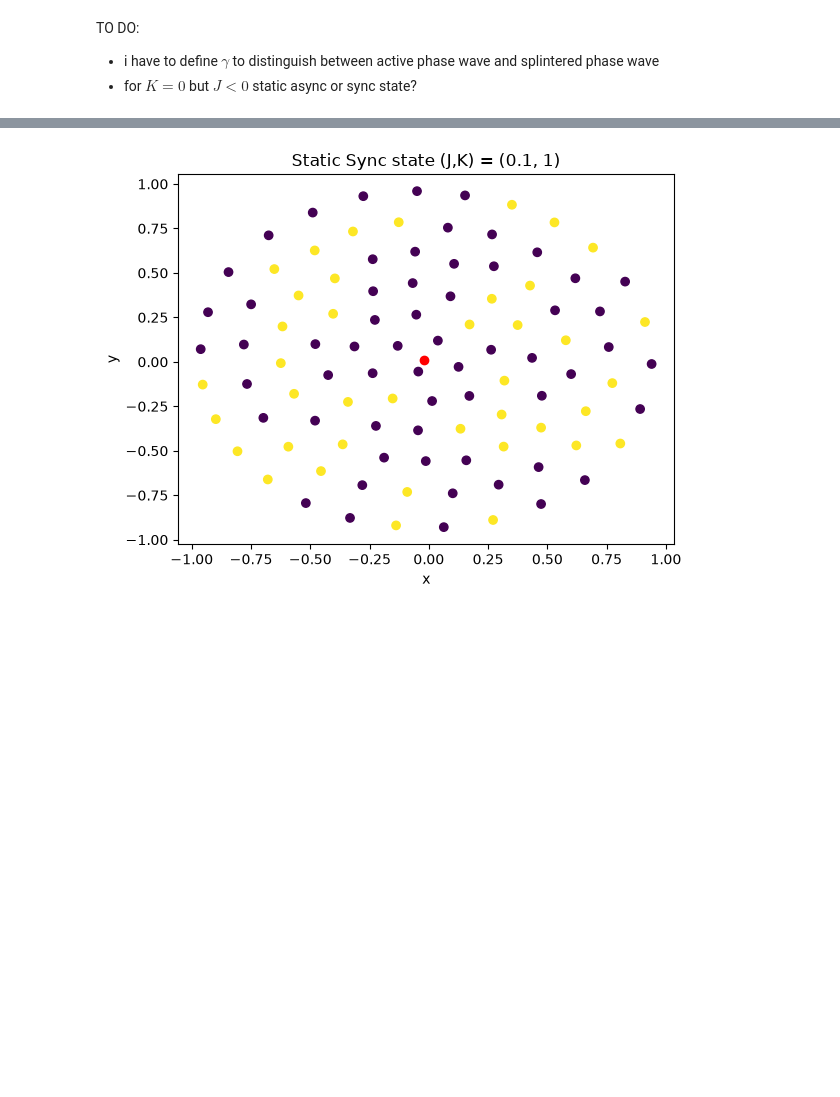
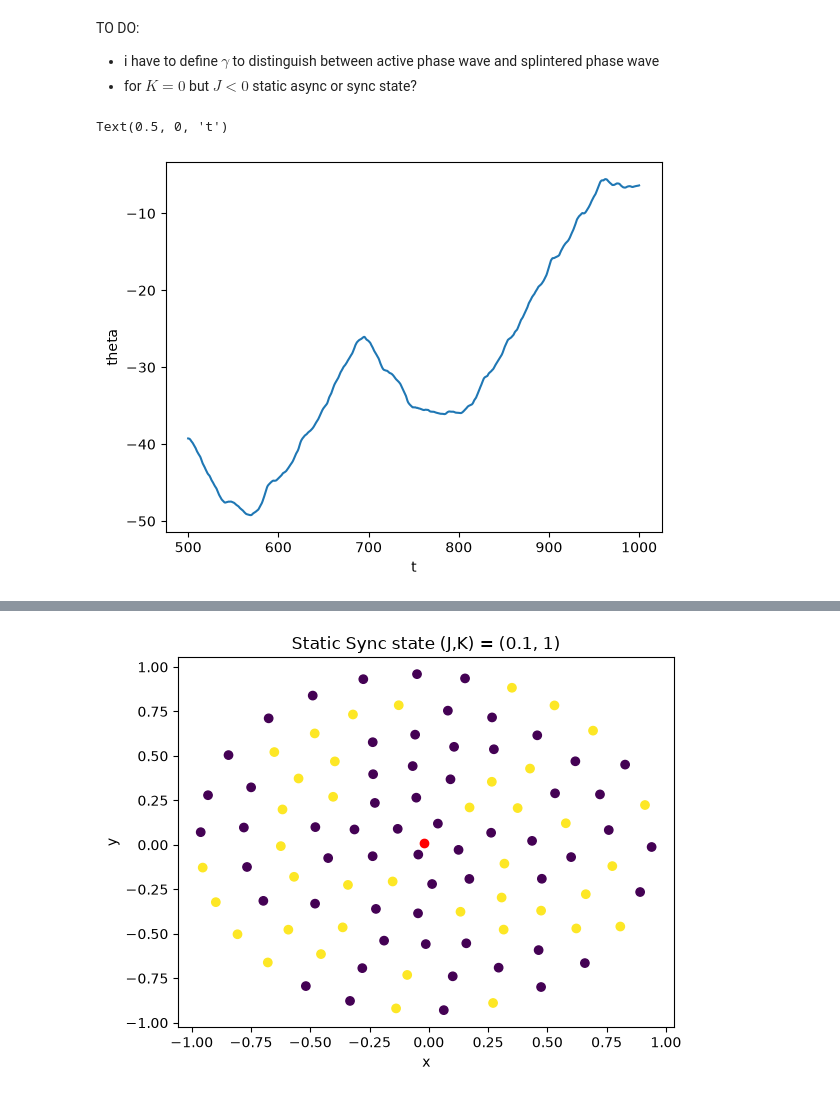
Before and after one commit to sofiadilucia/PoCN_project, a Jupyter notebook: code/swarmalators.ipynb, the cells around one changed output, grey strips where cells are left out. Cells and saved outputs as stored; diff of their text form; code cells hidden in the pictures; blank space fills up the shorter version.

```diff
--- a/code/swarmalators.ipynb
+++ b/code/swarmalators.ipynb
@@ -164 +188,8 @@ def solution(J, K, z0, t, N):
+# %%
+plt.plot(t[5000:], test)
+plt.ylabel('theta')
+plt.xlabel('t')
+# %% [output]
+Text(0.5, 0, 't')
+[figure, added]
 # %%
```
Also changed, not shown: parts of 3 cells of this notebook.
